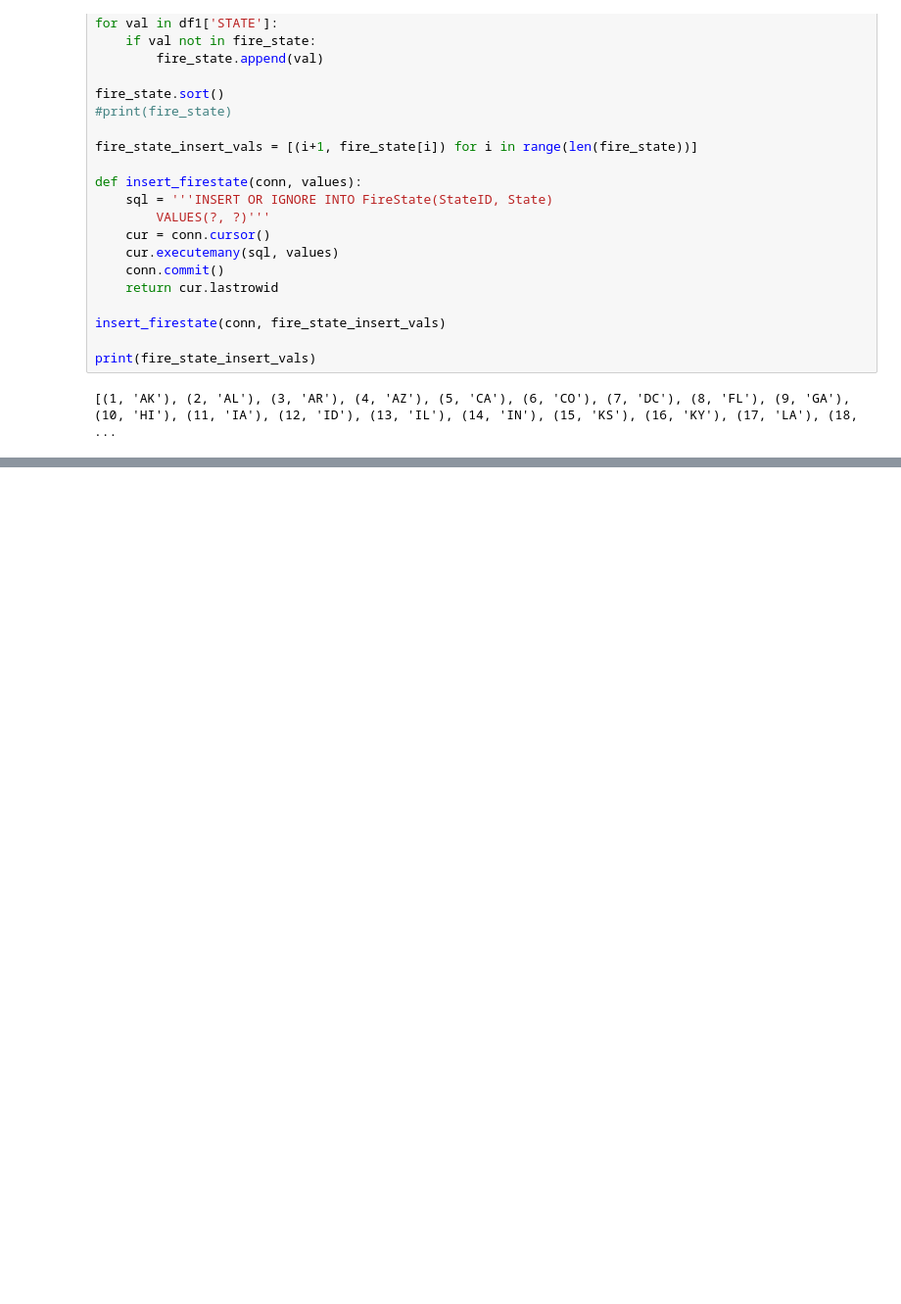
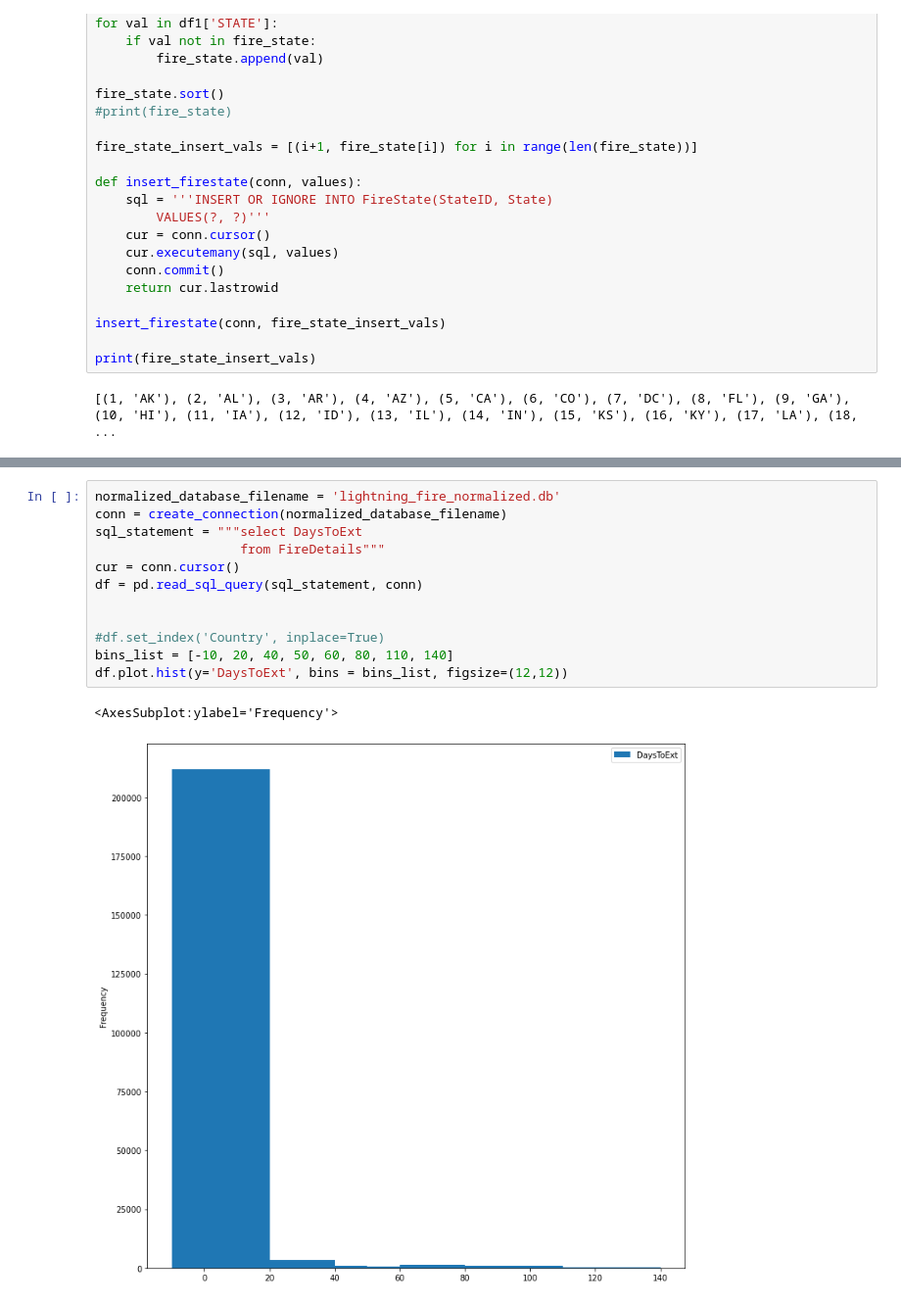
Before and after one commit to achalk14/EAS503, a Jupyter notebook: Py Project.ipynb, the cells around one changed output, grey strips where cells are left out. Shown at 98% size. Saved outputs shown, nothing was run; the diff lists cells and outputs as text; blank space fills up the shorter version.

```diff
--- a/Py Project.ipynb
+++ b/Py Project.ipynb
@@ -504,0 +455,15 @@ plt.show()
+# %%
+normalized_database_filename = 'lightning_fire_normalized.db'
+conn = create_connection(normalized_database_filename)
+sql_statement = """select DaysToExt
+                   from FireDetails"""
+cur = conn.cursor()
+df = pd.read_sql_query(sql_statement, conn)
+
+
+#df.set_index('Country', inplace=True)
+bins_list = [-10, 20, 40, 50, 60, 80, 110, 140]
+df.plot.hist(y='DaysToExt', bins = bins_list, figsize=(12,12))
+# %% [output]
+<AxesSubplot:ylabel='Frequency'>
+[figure, added]
```
Also changed, not shown: parts of 49 cells of this notebook.
